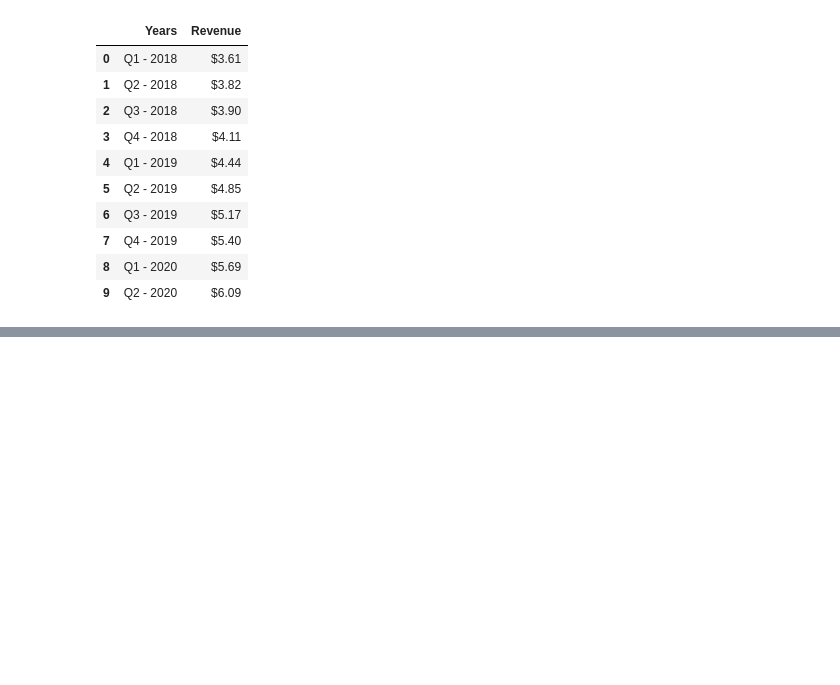
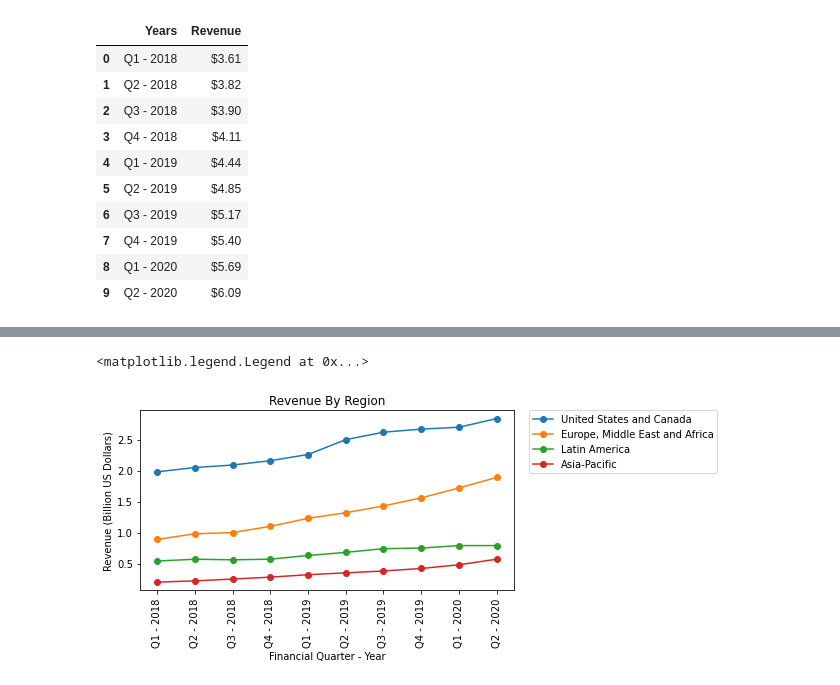
Before and after one commit to jimbleslilley/bootcamp-project-1, a Jupyter notebook: RegionGrowth.ipynb, the cells around one changed output, grey strips where cells are left out. Drawn from its saved outputs; the diff is of its cells as text; code cells hidden in the pictures; blank space fills up the shorter version.

```diff
--- a/RegionGrowth.ipynb
+++ b/RegionGrowth.ipynb
@@ -84,0 +65,27 @@ plt.show()
+# %%
+#get values of x and y axis for each region
+x_usc = netflix_omdb_df["Years"][netflix_omdb_df["Area"] == "United States and Canada"]
+x_ema = netflix_omdb_df["Years"][netflix_omdb_df["Area"] == "Europe,  Middle East and Africa"]
+x_la = netflix_omdb_df["Years"][netflix_omdb_df["Area"] == "Latin America"]
+x_ap = netflix_omdb_df["Years"][netflix_omdb_df["Area"] == "Asia-Pacific"]
+
+y_usc = netflix_omdb_df["Revenue"][netflix_omdb_df["Area"] == "United States and Canada"]
+y_ema = netflix_omdb_df["Revenue"][netflix_omdb_df["Area"] == "Europe,  Middle East and Africa"]
+y_la = netflix_omdb_df["Revenue"][netflix_omdb_df["Area"] == "Latin America"]
+y_ap = netflix_omdb_df["Revenue"][netflix_omdb_df["Area"] == "Asia-Pacific"]
+# %%
+# plotting the line 1 points
+plt.plot(x_usc, y_usc, label = "United States and Canada", marker ="o")
+plt.plot(x_ema, y_ema, label = "Europe, Middle East and Africa", marker ="o")
+plt.plot(x_la, y_la, label = "Latin America", marker ="o")
+plt.plot(x_ap, y_ap, label = "Asia-Pacific", marker ="o")
+
+plt.xticks(rotation=90)
+plt.title("Revenue By Region")
+plt.xlabel("Financial Quarter - Year")
+plt.ylabel("Revenue (Billion US Dollars)")
+plt.tight_layout()
+plt.legend(bbox_to_anchor=(1.04,1), borderaxespad=0)
+# %% [output]
+<matplotlib.legend.Legend at 0x...>
+[figure, added]
```
Also changed, not shown: parts of 6 cells of this notebook.
